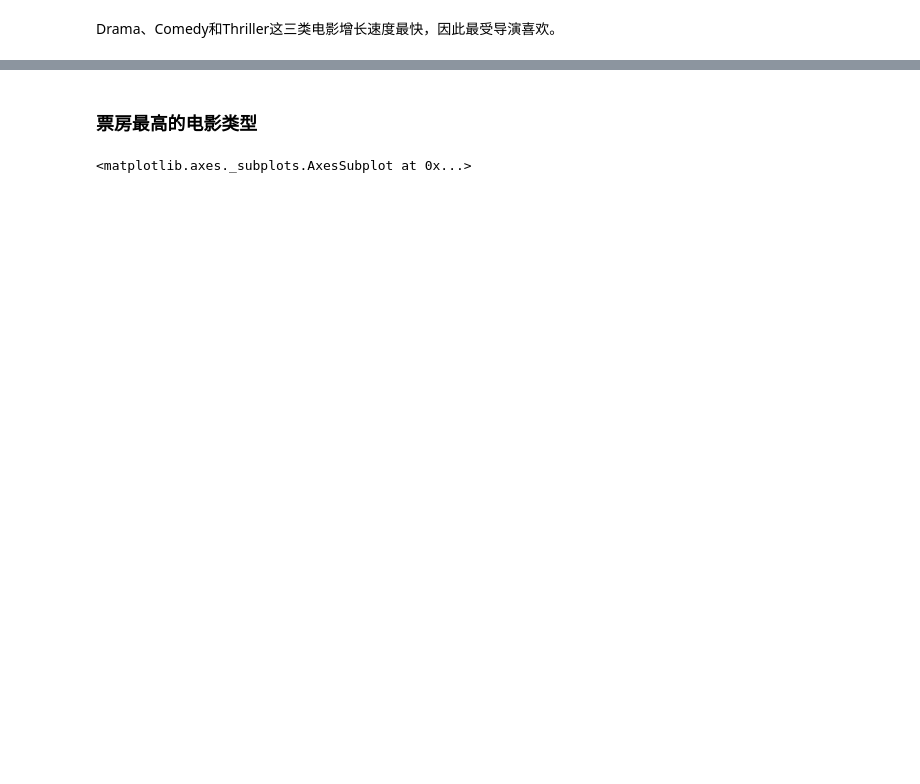
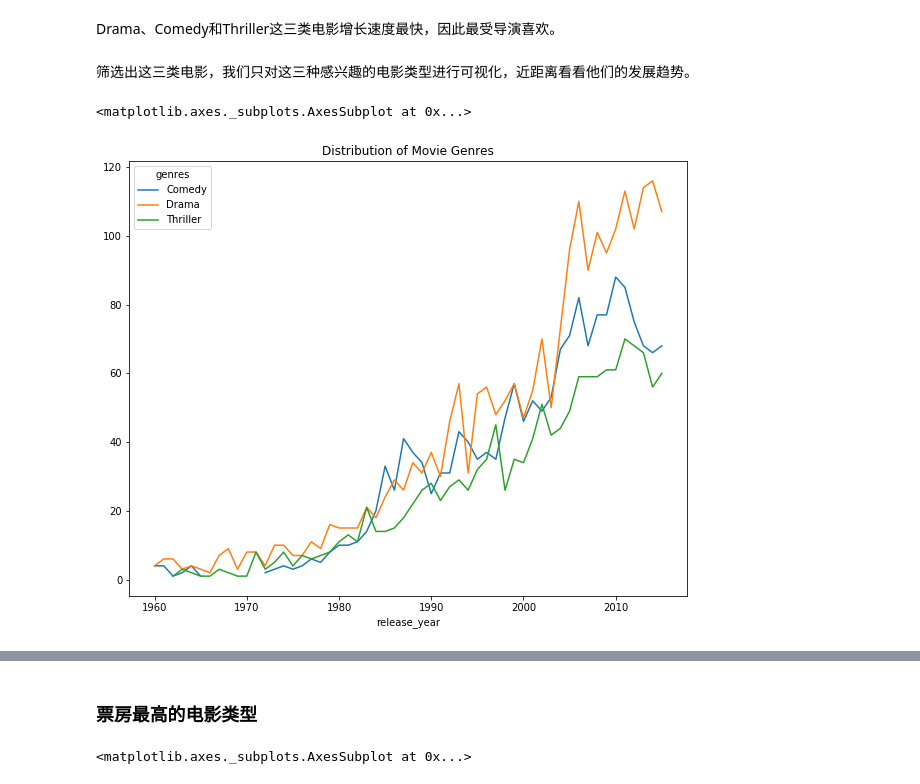
Before and after one commit to stoneboy100200/deep_learning_primary, a Jupyter notebook: [T1P3]investigate_dataset/Investigate_a_Dataset-zh.ipynb, the cells around one changed output, grey strips where cells are left out. Cells and saved outputs as stored; diff of their text form; code cells hidden in the pictures; blank space fills up the shorter version.

```diff
--- a/[T1P3]investigate_dataset/Investigate_a_Dataset-zh.ipynb
+++ b/[T1P3]investigate_dataset/Investigate_a_Dataset-zh.ipynb
@@ -148,0 +181,7 @@ Drama、Comedy和Thriller这三类电影增长速度最快，因此最受导演
+# %% [markdown]
+筛选出这三类电影，我们只对这三种感兴趣的电影类型进行可视化，近距离看看他们的发展趋势。
+# %%
+movies_clear_genres_1.groupby(['genres','release_year'])['genres'].count().unstack('genres').plot(figsize=(10,8), title='Distribution of Movie Genres')
+# %% [output]
+<matplotlib.axes._subplots.AxesSubplot at 0x...>
+[figure, added]
```
Also changed, not shown: parts of 25 cells of this notebook, 2 other files.
